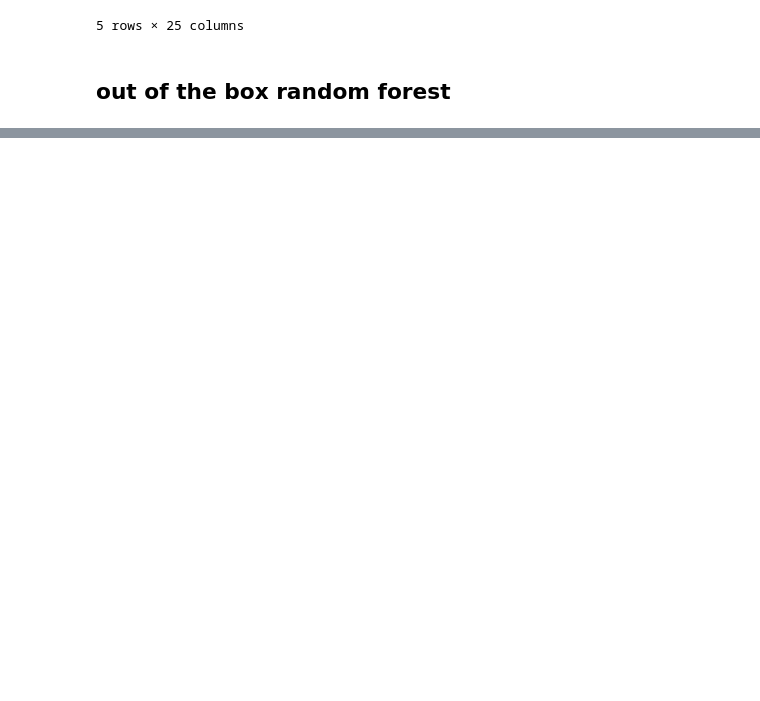
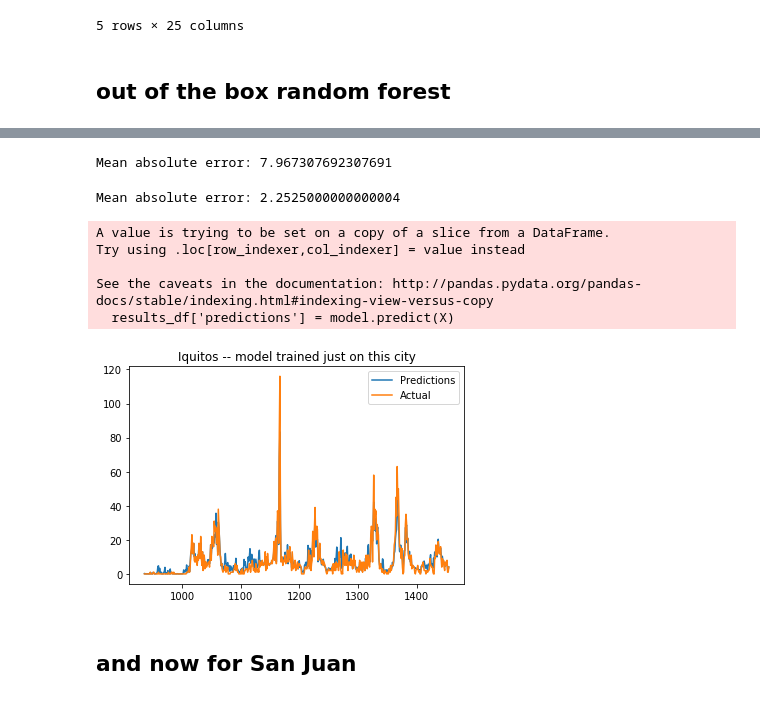
Before and after one commit to ejm714/driven_data_dengai, a Jupyter notebook: notebooks/2-miller-modeling.ipynb, the cells around one changed output, grey strips where cells are left out. Saved outputs shown, nothing was run; the diff lists cells and outputs as text; code cells hidden in the pictures; blank space fills up the shorter version.

```diff
--- a/notebooks/2-miller-modeling.ipynb
+++ b/notebooks/2-miller-modeling.ipynb
@@ -113,0 +223,5 @@ Mean absolute error: 15.435697940503431
+# %%
+# running this time with functions for simplicity
+X, y, X_train, X_test, y_train, y_test = prep_x_and_y(df[df.sj==0])
+
+iq_best_params = run_grid_search_rf(X, y, X_train, X_test, y_train, y_test)
@@ -113,0 +234,23 @@ Mean absolute error: 15.435697940503431
+# %%
+calculate_mae_for_train(iq_best_params, X_train, X_test, y_train, y_test)
+# %% [output]
+Mean absolute error: 7.967307692307691
+# %%
+# save model
+iq_model = fit_final_model(iq_best_params, X, y)
+# %% [output]
+Mean absolute error: 2.2525000000000004
+# %%
+results_iq = create_results_df(iq_model, df[df.sj==0], X)
+# %% [output]
+A value is trying to be set on a copy of a slice from a DataFrame.
+Try using .loc[row_indexer,col_indexer] = value instead
+
+See the caveats in the documentation: http://pandas.pydata.org/pandas-docs/stable/indexing.html#indexing-view-versus-copy
+  results_df['predictions'] = model.predict(X)
+# %%
+results_iq.predictions.plot(label="Predictions", legend = True)
+results_iq.total_cases.plot(label="Actual", legend = True)
+plt.title('Iquitos -- model trained just on this city');
+# %% [output]
+[figure, added]
@@ -113,0 +259,2 @@ Mean absolute error: 15.435697940503431
+# %% [markdown]
+## and now for San Juan
```
Also changed, not shown: parts of 42 cells of this notebook.
